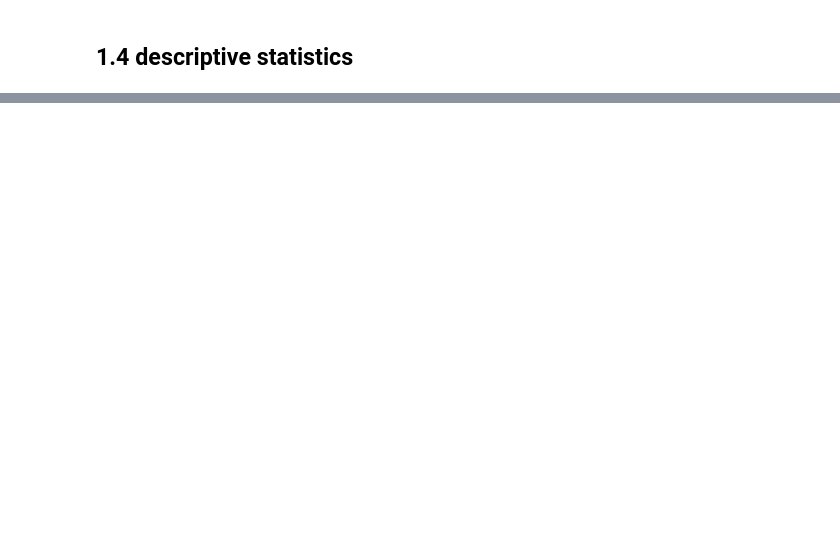
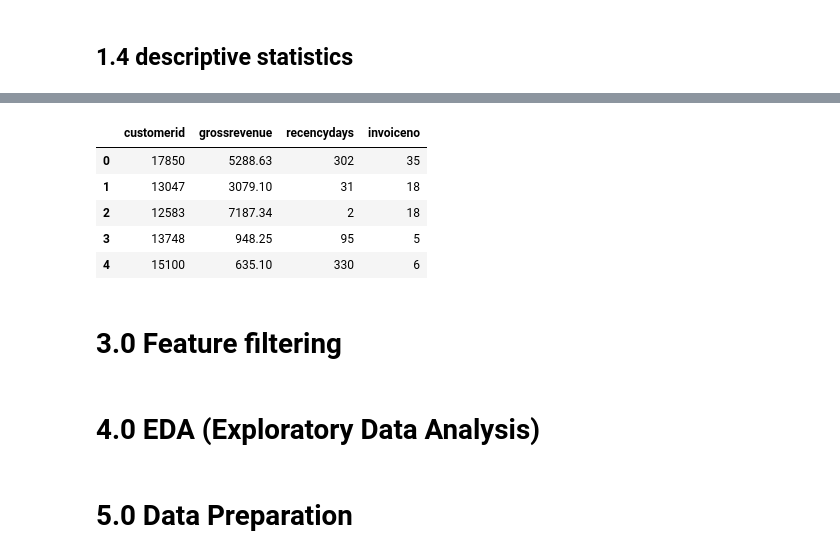
Before and after one commit to ViniciusKos/insiders_clustering, a Jupyter notebook: cluster.ipynb, the cells around one changed output, grey strips where cells are left out. Saved outputs shown, nothing was run; the diff lists cells and outputs as text; code cells hidden in the pictures; blank space fills up the shorter version.

Commit message:
Model train and cluster analysis

```diff
--- a/cluster.ipynb
+++ b/cluster.ipynb
@@ -182,0 +209,2 @@ df1.head()
+# %%
+df2=df1.copy()
@@ -182,0 +213,4 @@ df1.head()
+# %%
+# data reference
+df_ref=df2.drop(['invoiceno','stockcode','description','quantity','invoicedate','unitprice','country'], axis=1).drop_duplicates(ignore_index=True)
+df_ref.head()
@@ -182,0 +224,31 @@ df1.head()
+# %%
+# Gross Revenue ( Quantity * Price)
+df2['grossrevenue']=df2['quantity'] * df2['unitprice']
+
+# Monetary
+df_monetary=df2[['customerid','grossrevenue']].groupby(['customerid']).sum().reset_index()
+df_ref= df_ref.merge(df_monetary, on='customerid', how='left')
+
+
+#Recency - Last day purchase
+df_recency=df2[['customerid', 'invoicedate']].groupby('customerid').max().reset_index()
+df_recency['recencydays'] = (df2['invoicedate'].max()- df_recency['invoicedate']).dt.days
+df_recency= df_recency[['customerid','recencydays']].copy()
+
+df_ref= df_ref.merge(df_recency, on='customerid',how='left')
+
+# Frequency
+df_freq=df2[['customerid','invoiceno']].drop_duplicates().groupby('customerid').count().reset_index()
+
+df_ref=df_ref.merge(df_freq,on='customerid',how='left')
+
+df_ref.head()
+# %% [output]
+|  | customerid | grossrevenue | recencydays | invoiceno |
+| 0 | 17850 | 5288.63 | 302 | 35 |
+| 1 | 13047 | 3079.10 | 31 | 18 |
+| 2 | 12583 | 7187.34 | 2 | 18 |
+| 3 | 13748 | 948.25 | 95 | 5 |
+| 4 | 15100 | 635.10 | 330 | 6 |
+# %% [markdown]
+# 3.0 Feature filtering
@@ -182,0 +257,2 @@ df1.head()
+# %% [markdown]
+# 4.0 EDA (Exploratory Data Analysis)
@@ -182,0 +261,2 @@ df1.head()
+# %% [markdown]
+# 5.0 Data Preparation
```
Also changed, not shown: parts of 33 cells of this notebook.
